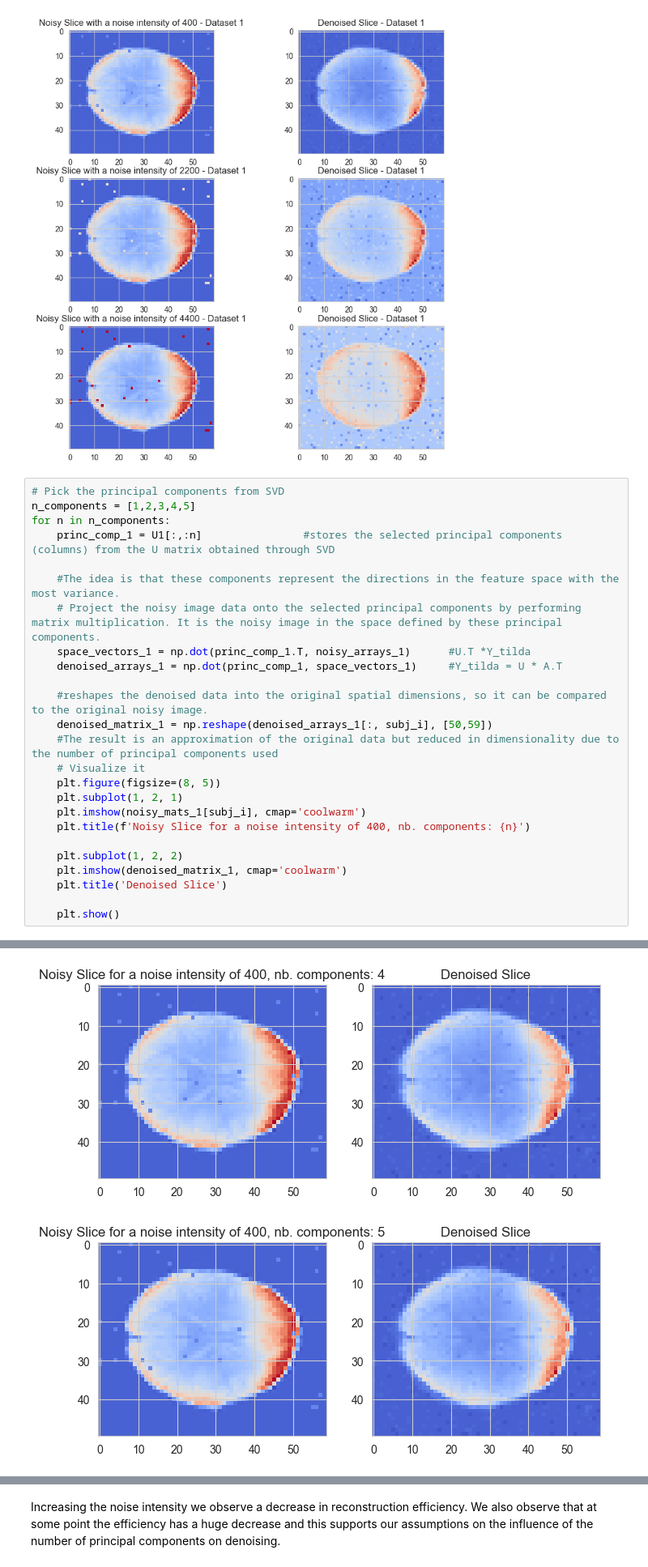
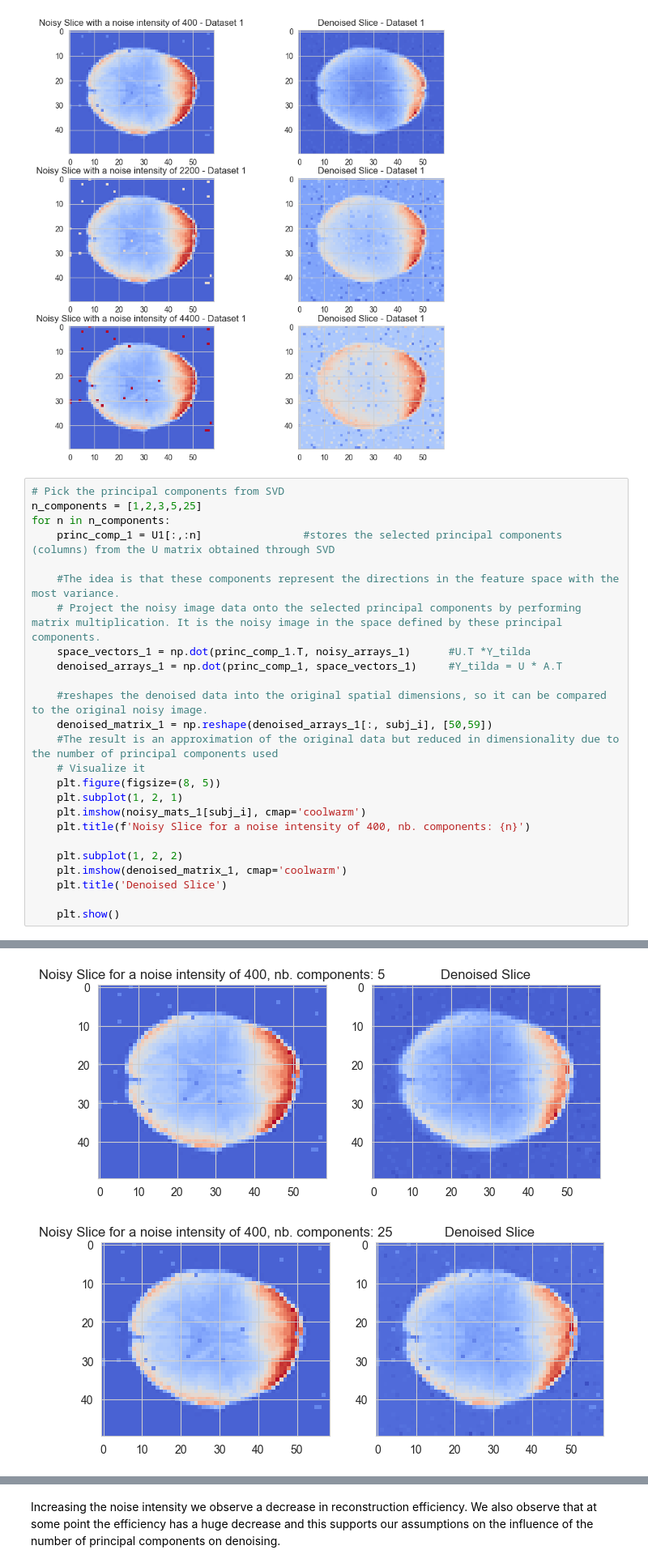
Before and after one commit to ludekcizinsky/fMRI-dimensionality-reduction, a Jupyter notebook: run.ipynb, the cells around one changed output, grey strips where cells are left out. Shown at 81% size. Saved outputs shown, nothing was run; the diff lists cells and outputs as text.

```diff
--- a/run.ipynb
+++ b/run.ipynb
@@ -405,35 +405,35 @@ Text(0.5, 1.0, 'Denoised Slice - Dataset 1')
 [figure]
 # %%
 # Pick the principal components from SVD
-n_components = [1,2,3,4,5]
+n_components = [1,2,3,5,25]
 for n in n_components:
     princ_comp_1 = U1[:,:n]                #stores the selected principal components (columns) from the U matrix obtained through SVD
 
     #The idea is that these components represent the directions in the feature space with the most variance.
     # Project the noisy image data onto the selected principal components by performing matrix multiplication. It is the noisy image in the space defined by these principal components.
     space_vectors_1 = np.dot(princ_comp_1.T, noisy_arrays_1)      #U.T *Y_tilda
     denoised_arrays_1 = np.dot(princ_comp_1, space_vectors_1)     #Y_tilda = U * A.T
 
     #reshapes the denoised data into the original spatial dimensions, so it can be compared to the original noisy image.
     denoised_matrix_1 = np.reshape(denoised_arrays_1[:, subj_i], [50,59])
     #The result is an approximation of the original data but reduced in dimensionality due to the number of principal components used
     # Visualize it
     plt.figure(figsize=(8, 5))
     plt.subplot(1, 2, 1)
     plt.imshow(noisy_mats_1[subj_i], cmap='coolwarm')
     plt.title(f'Noisy Slice for a noise intensity of 400, nb. components: {n}')
 
     plt.subplot(1, 2, 2)
     plt.imshow(denoised_matrix_1, cmap='coolwarm')
     plt.title('Denoised Slice')
 
     plt.show()
 # %% [output]
 [figure]
 [figure]
 [figure]
 [figure]
-[figure, old version]
+[figure, new version]
 # %% [markdown]
 We can say that adding more components should lead to a better denoising in principle. However, this can indeed lead to a phenomenon where it appears that we're adding more noise rather than denoising the image. This counterintuitive effect can be explained by the nature of PCA and the way the principal components capture variance in the data. Principal components depend on the variance they explain in the data. The first component captures more variance, the second captures the second most and so on. When we reconstruct the image using only few principal components, we capture the dominant patterns and structures in the data.
 Moving to higher principal components, we start to capture more variations and noise in the data. We are therefore everfitting the data, including the noise.
```
Also changed, not shown: parts of 4 cells of this notebook.
